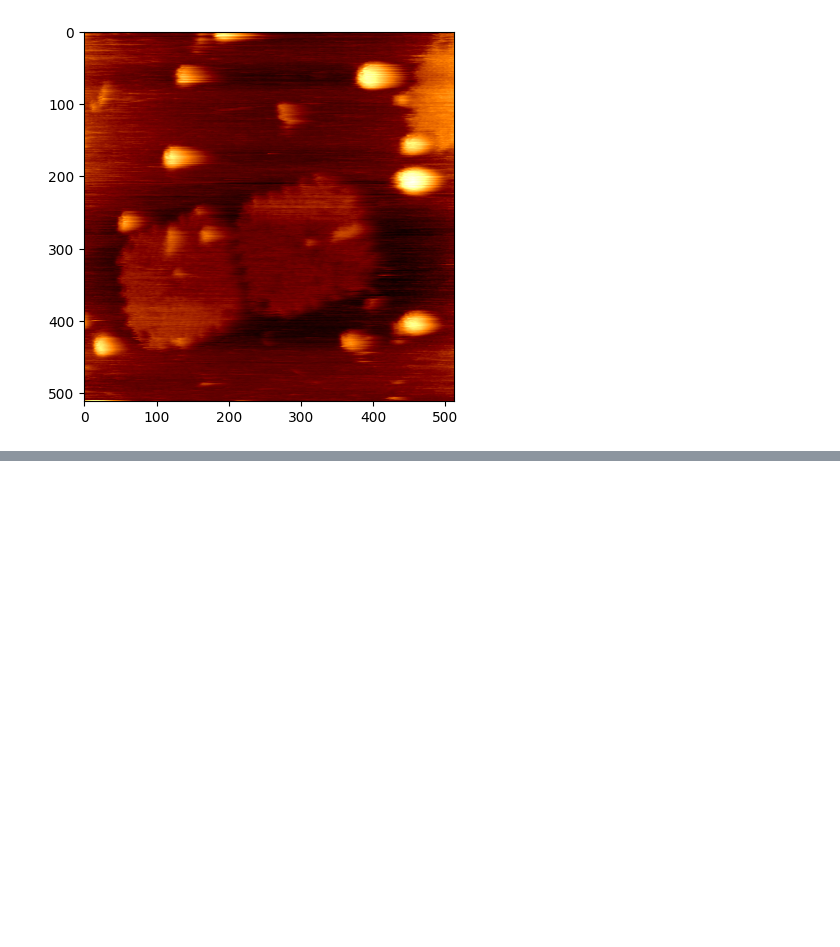
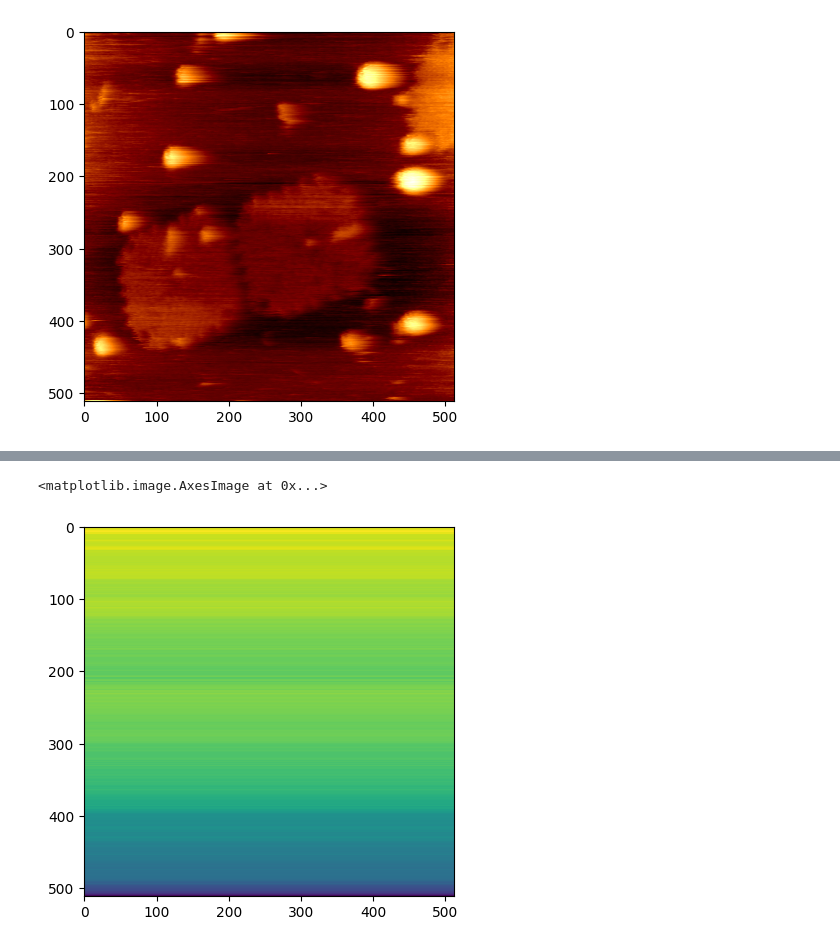
Before and after one commit to Wang-1971/Python-Nanolocz-Library, a Jupyter notebook: notebooks/Test pnanolocz-lib.ipynb, the cells around one changed output, grey strips where cells are left out. Cells and saved outputs as stored; diff of their text form; code cells hidden in the pictures; blank space fills up the shorter version.

```diff
--- a/notebooks/Test pnanolocz-lib.ipynb
+++ b/notebooks/Test pnanolocz-lib.ipynb
@@ -42,0 +45,7 @@ plt.imshow(mask_otsu)
+# %%
+bg = get_background(afm_stack.data, 1, 0, 'med_line')
+# %%
+plt.imshow(bg[0])
+# %% [output]
+<matplotlib.image.AxesImage at 0x...>
+[figure, added]
```
Also changed, not shown: parts of 3 cells of this notebook, 2 other files.
